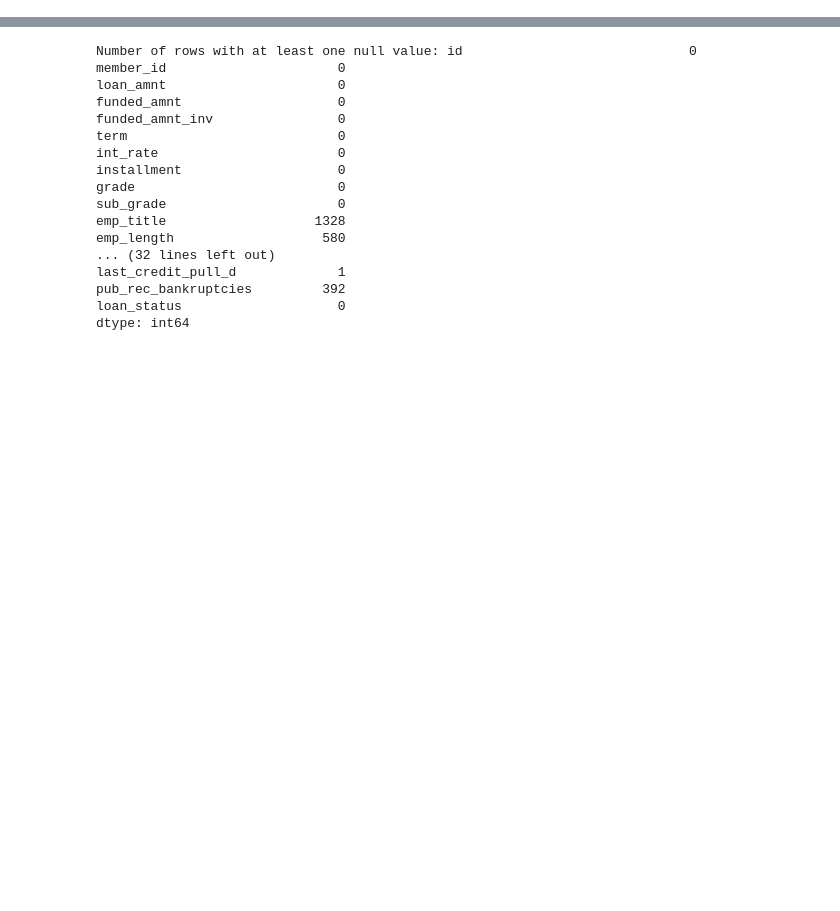
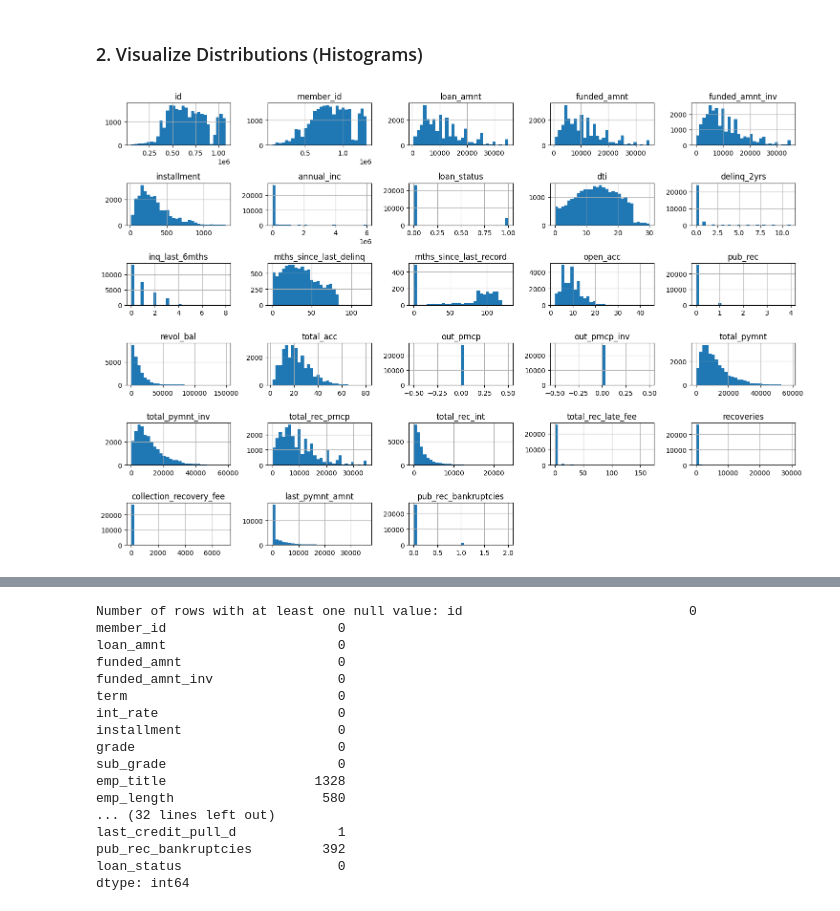
Before and after one commit to Menna-Ahmed7/Loan-Default-Prediction, a Jupyter notebook: ml-project.ipynb, the cells around one changed output, grey strips where cells are left out. Cells and saved outputs as stored; diff of their text form; code cells hidden in the pictures; blank space fills up the shorter version.

Commit message:
added more analysis for data and ZeroR baseline model added Logistic Regression model

```diff
--- a/ml-project.ipynb
+++ b/ml-project.ipynb
@@ -0,0 +5,11 @@
+# %%
+import pandas as pd
+
+# Load your data
+df = pd.read_csv("/kaggle/input/ml-dataset/loan_train.csv")  # or use cudf.read_csv if working with RAPIDS
+
+# Preview the dataset
+print(df.head())
+print(df.info())
+print(df.describe())
+print(df.isnull().sum())
@@ -0,0 +34,10 @@
+# %% [markdown]
+### 2. Visualize Distributions (Histograms)
+# %%
+import matplotlib.pyplot as plt
+
+df.hist(bins=30, figsize=(15, 10))
+plt.tight_layout()
+plt.show()
+# %% [output]
+[figure, added]
```
Also changed, not shown: parts of 21 cells of this notebook.
